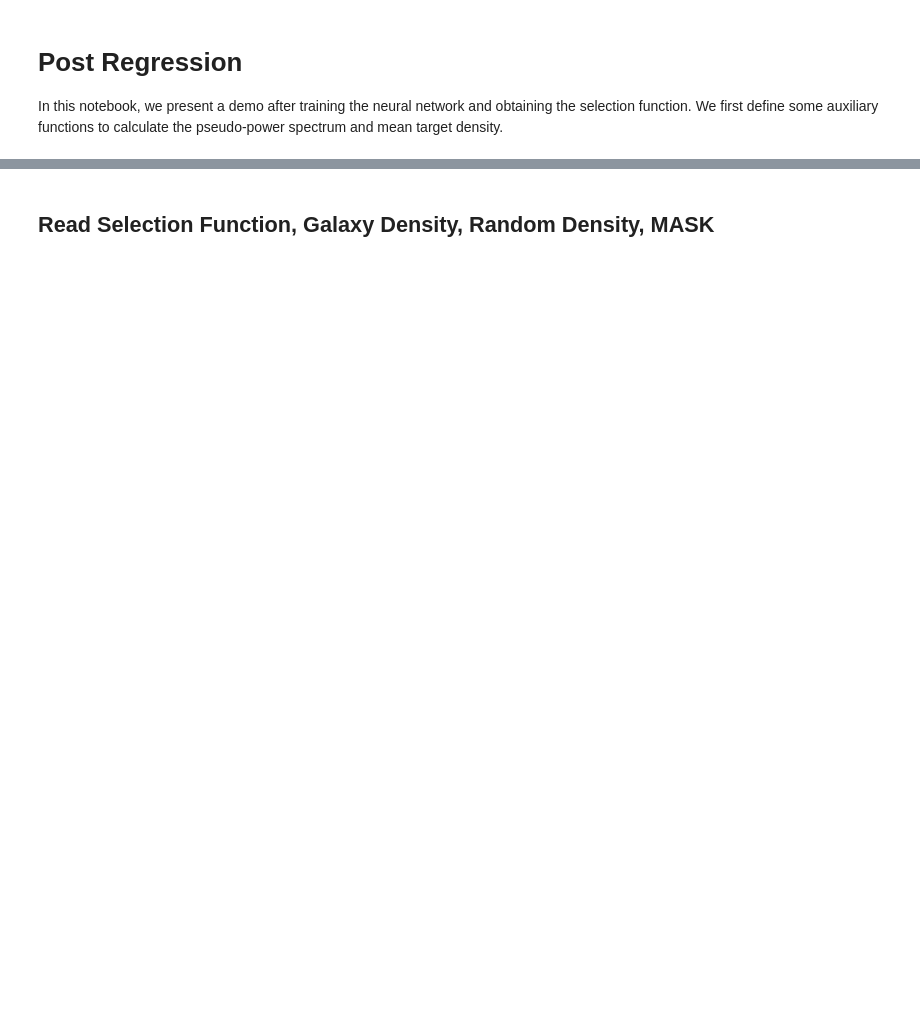
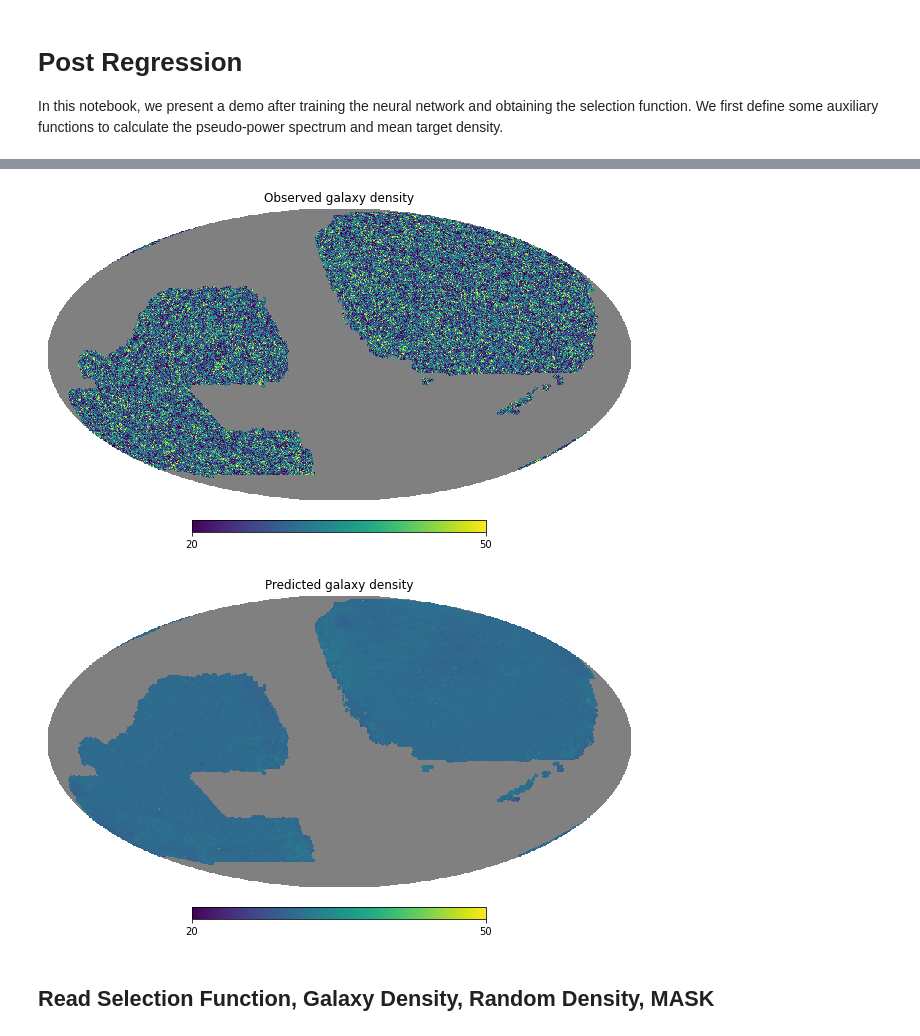
Before and after one commit to mehdirezaie/sysnetdev, a Jupyter notebook: notebooks/post_process.ipynb, the cells around one changed output, grey strips where cells are left out. Cells and saved outputs as stored; diff of their text form; code cells hidden in the pictures; blank space fills up the shorter version.

```diff
--- a/notebooks/post_process.ipynb
+++ b/notebooks/post_process.ipynb
@@ -45,0 +107,24 @@ def hist(ngal, frac, syst, bins, mask):
+# %%
+name_model = 'dnnp'
+path_model = '../output/nlrg_features_desi_256/zero/zero1_l1/model_0_2664486226/best.pth.tar'
+kw_model = dict(nnstruct=(4, 20), num_features=5)
+
+tm = TrainedModel(name_model, path_model, **kw_model)
+# %%
+axes = [1, 3, 5, 7, 8]  # all 18 imaging features used for training
+hpix, npred = tm.forward(input1_path, axes=axes)
+
+ng_ = np.zeros(12*256*256)
+ng_[:] = np.nan
+ng_[hpix] = npred
+# %%
+vmin, vmax = np.percentile(ng[hpix], [5, 95])
+hp.mollview(ng, rot=-85, min=20, max=50,
+            title='Observed galaxy density')
+
+vmin, vmax = np.percentile(ng_[hpix], [5, 95])
+hp.mollview(ng_, rot=-85, min=20, max=50,
+            title='Predicted galaxy density')
+# %% [output]
+[figure, added]
+[figure, added]
```
Also changed, not shown: parts of 13 cells of this notebook, 2 other files.
